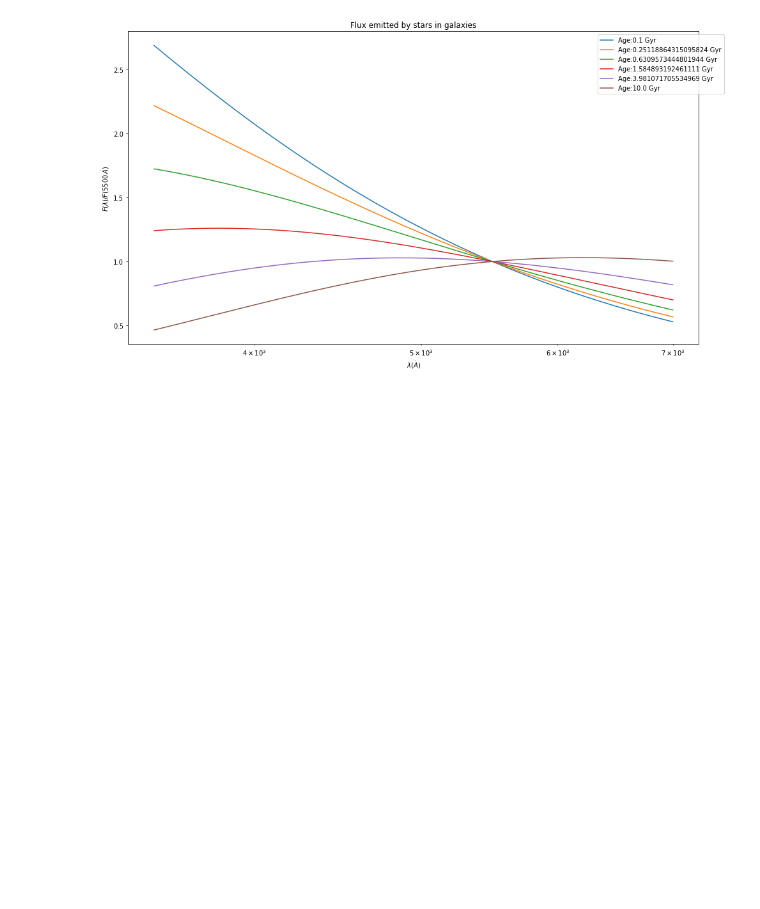
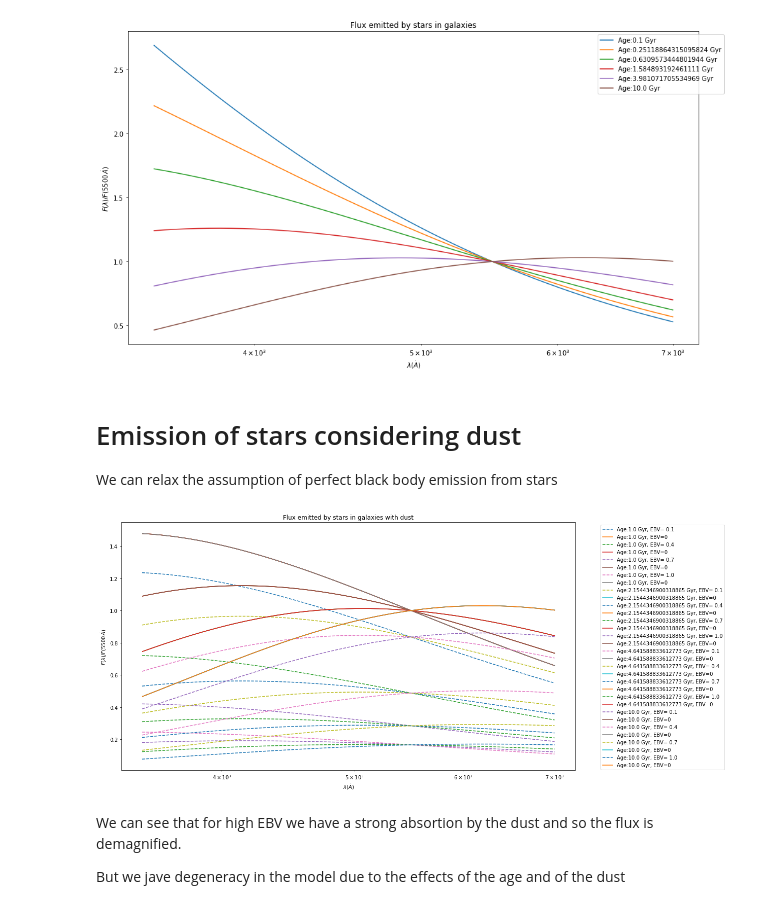
Before and after one commit to ludovicobizzarri/Laboratory-of-Data-Analysis, a Jupyter notebook: LabLesson2.ipynb, the cells around one changed output. Drawn from its saved outputs; the diff is of its cells as text; code cells hidden in the pictures; blank space fills up the shorter version.

```diff
--- a/LabLesson2.ipynb
+++ b/LabLesson2.ipynb
@@ -72,6 +90,7 @@ def max_mass (t):
 # %%
 time = np.logspace(8, 10, 6)*u.yr
 mass_max = max_mass(time)
+wav = np.arange(3500, 7000)
 
 plt.figure(figsize=(16,9))
 for i in range(0, len(time)):
@@ -82,20 +101,54 @@ for i in range(0, len(time)):
 
     bb =  np.sum([models.BlackBody(temperature=Temperature, scale=S_F *(u.erg/(u.cm**2 * u.AA * u.s * u.sr))) for Temperature, S_F in zip(Temp, scale_factor)])
 
-    wav = np.arange(3500, 7000) * u.AA
-    flux = bb(wav)/bb(5500*u.AA)
+    flux = bb(wav*u.AA)/bb(5500*u.AA)
 
-    with quantity_support():
-        #plt.ylim(0, 6)
-        plt.semilogx(wav, flux, label='Age:{} Gyr'.format(time[i]/((10**9)*u.yr)))
-        plt.title("Flux emitted by stars in galaxies")
-        plt.legend(bbox_to_anchor=(1.05,1))
-        plt.ylabel("$F(\lambda) / F(5500 \, \dot{A})$")
-        plt.xlabel("$\lambda(\dot{A})$")
+    plt.semilogx(wav, flux, label='Age:{} Gyr'.format(time[i]/((10**9)*u.yr)))
+    plt.title("Flux emitted by stars in galaxies")
+    plt.legend(bbox_to_anchor=(1.05,1))
+    plt.ylabel("$F(\lambda) / F(5500 \, \dot{A})$")
+    plt.xlabel("$\lambda(\dot{A})$")
 
 plt.show()
 # %% [output]
 [figure]
-# %%
-def obs_Flux (int_Flux, wave):
-    A_lambda = k
+# %% [markdown]
+# Emission of stars considering dust
+
+We can relax the assumption of perfect black body emission from stars
+# %%
+time = np.logspace(9, 10, 4)*u.yr
+mass_max = max_mass(time)
+wav = np.arange(3500, 7000)
+EBV = np.linspace(0.1, 1, 4)
+
+plt.figure(figsize=(16,9))
+for i in range(0, len(time)):
+    Mass = np.linspace(0.1, mass_max[i], 100) #choosing step=1 we have dM=const=1 in I.M.F
+    Mass = Mass*M_sun
+
+    Temp, scale_factor = Properties(Mass)
+
+    bb =  np.sum([models.BlackBody(temperature=Temperature, scale=S_F *(u.erg/(u.cm**2 * u.AA * u.s * u.sr))) for Temperature, S_F in zip(Temp, scale_factor)])
+
+    flux= bb(wav*u.AA)/bb(5500*u.AA)
+
+    for j in range(0, len(EBV)):
+
+        flux_obs, a_lambda = obs_Flux(flux, wav, EBV[j])
+        #obs_Flux_norm = flux_obs/(bb(5500*u.AA)*10**(-0.4*a_lambda))
+
+        plt.semilogx(wav, flux_obs, label='Age:{0} Gyr, EBV= {1}'.format((time[i]/((10**9)*u.yr)), EBV[j]), linestyle="--")
+        plt.semilogx(wav, flux, label='Age:{} Gyr, EBV=0'.format(time[i]/((10**9)*u.yr)))
+        plt.title("Flux emitted by stars in galaxies with dust")
+        plt.legend(bbox_to_anchor=(1.05,1))
+        plt.ylabel("$F(\lambda) / F(5500 \, \dot{A})$")
+        plt.xlabel("$\lambda(\dot{A})$")
+
+plt.show()
+# %% [output]
+[figure, added]
+# %% [markdown]
+We can see that for high EBV we have a strong absortion by the dust and so the flux is demagnified.
+
+But we jave degeneracy in the model due to the effects of the age and of the dust
```
Also changed, not shown: parts of 2 cells of this notebook.
